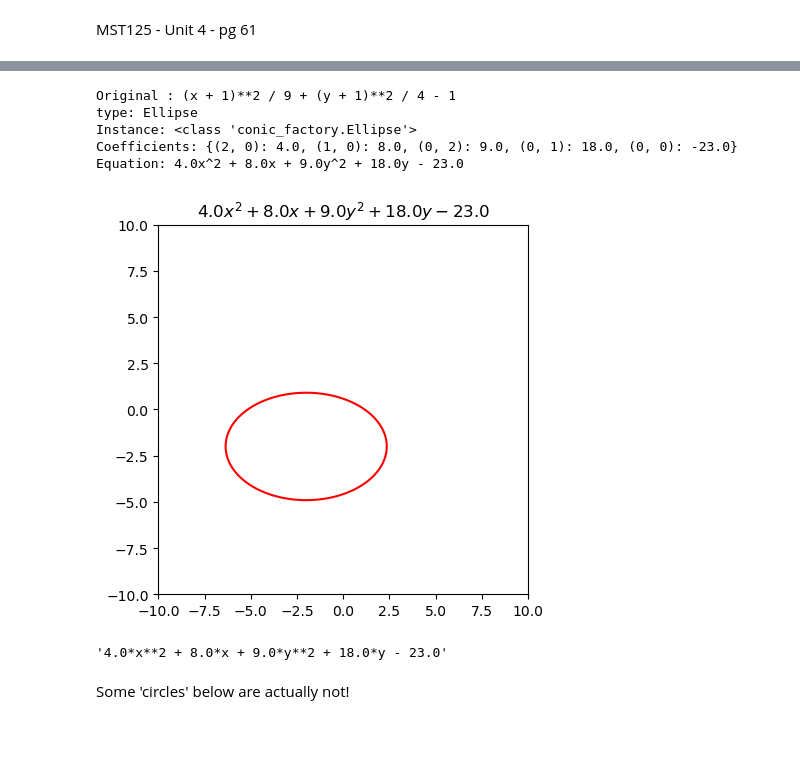
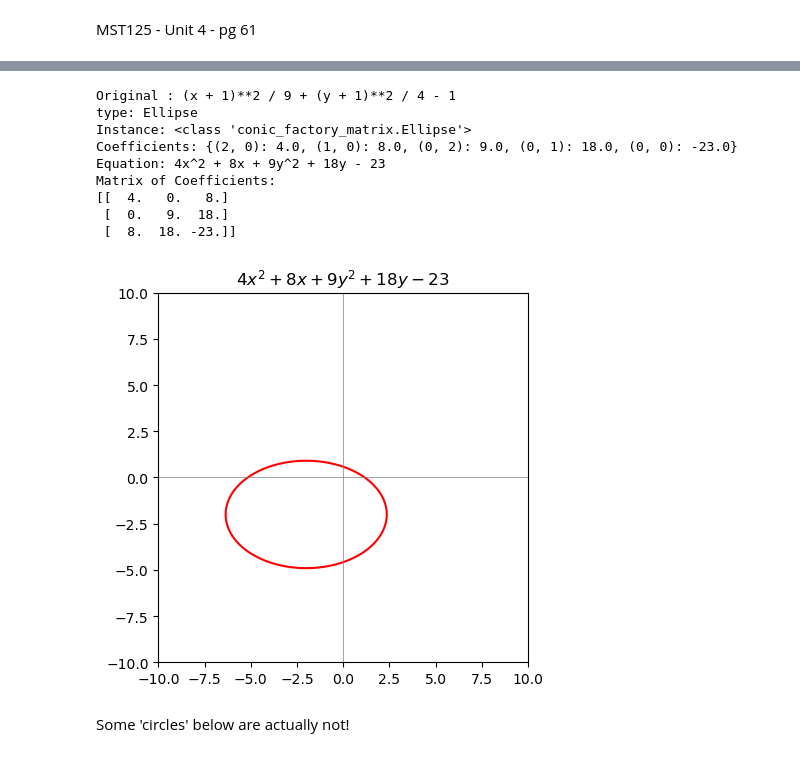
Before and after one commit to pineapple-bois/conic, a Jupyter notebook: Notebooks/notebook2.ipynb, the cells around one changed output, grey strips where cells are left out. Saved outputs shown, nothing was run; the diff lists cells and outputs as text; code cells hidden in the pictures.

```diff
--- a/Notebooks/notebook2.ipynb
+++ b/Notebooks/notebook2.ipynb
@@ -71,19 +84,20 @@ e1.to_python_syntax()
 # %%
 e2 = Conic.create(ellipse2)
 print(f"{e2.__repr__()}\ntype: {e2.type}\nInstance: {type(e2)}\nCoefficients: {e2.coeff}\nEquation: {e2}")
+print(f"Matrix of Coefficients:")
+e2.print_matrix()
 e2.plot()
 # %% [output]
 Original : (x + 1)**2 / 9 + (y + 1)**2 / 4 - 1
 type: Ellipse
-Instance: <class 'conic_factory.Ellipse'>
+Instance: <class 'conic_factory_matrix.Ellipse'>
 Coefficients: {(2, 0): 4.0, (1, 0): 8.0, (0, 2): 9.0, (0, 1): 18.0, (0, 0): -23.0}
-Equation: 4.0x^2 + 8.0x + 9.0y^2 + 18.0y - 23.0
+Equation: 4x^2 + 8x + 9y^2 + 18y - 23
+Matrix of Coefficients:
+[[  4.   0.   8.]
+ [  0.   9.  18.]
+ [  8.  18. -23.]]
-[figure, old version]
+[figure, new version]
-# %%
-# Python syntax is reserved for internal operations
-e2.to_python_syntax()
-# %% [output]
-'4.0*x**2 + 8.0*x + 9.0*y**2 + 18.0*y - 23.0'
 # %% [markdown]
 Some 'circles' below are actually not!
 # %%
```
Also changed, not shown: parts of 12 cells of this notebook.
